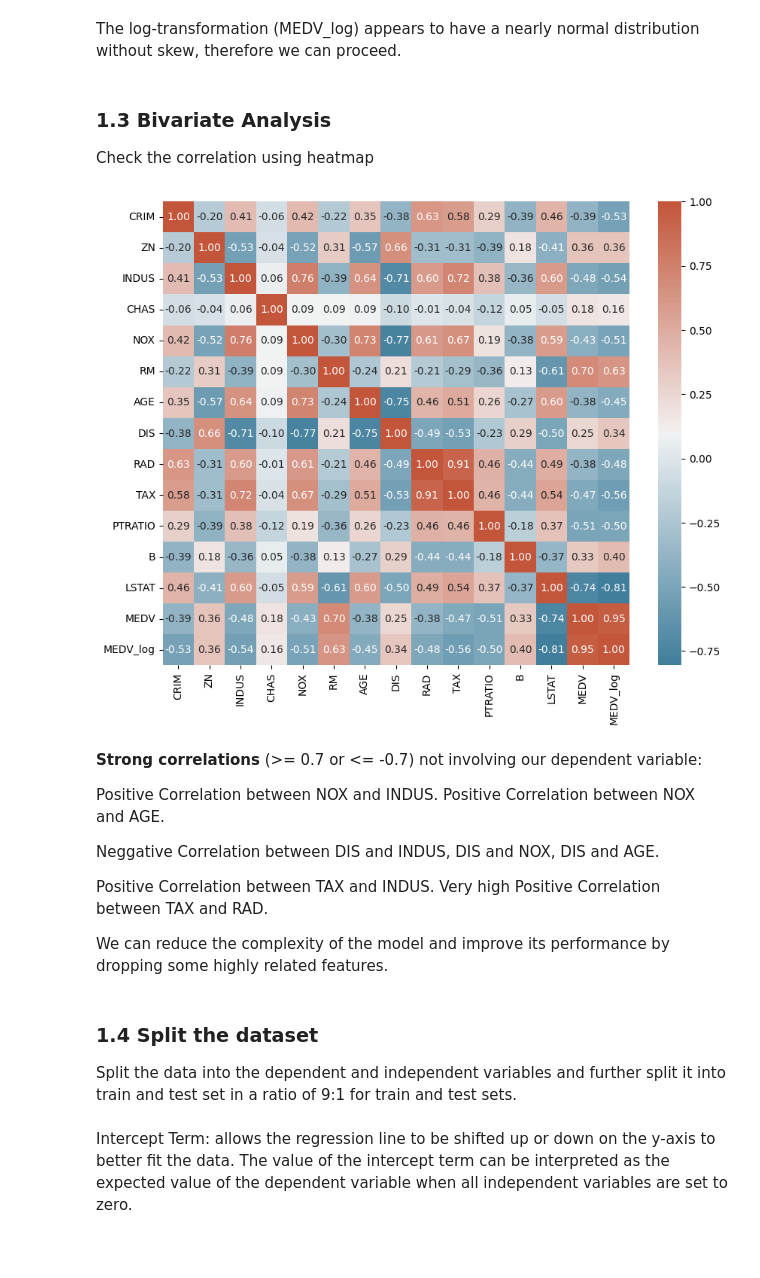
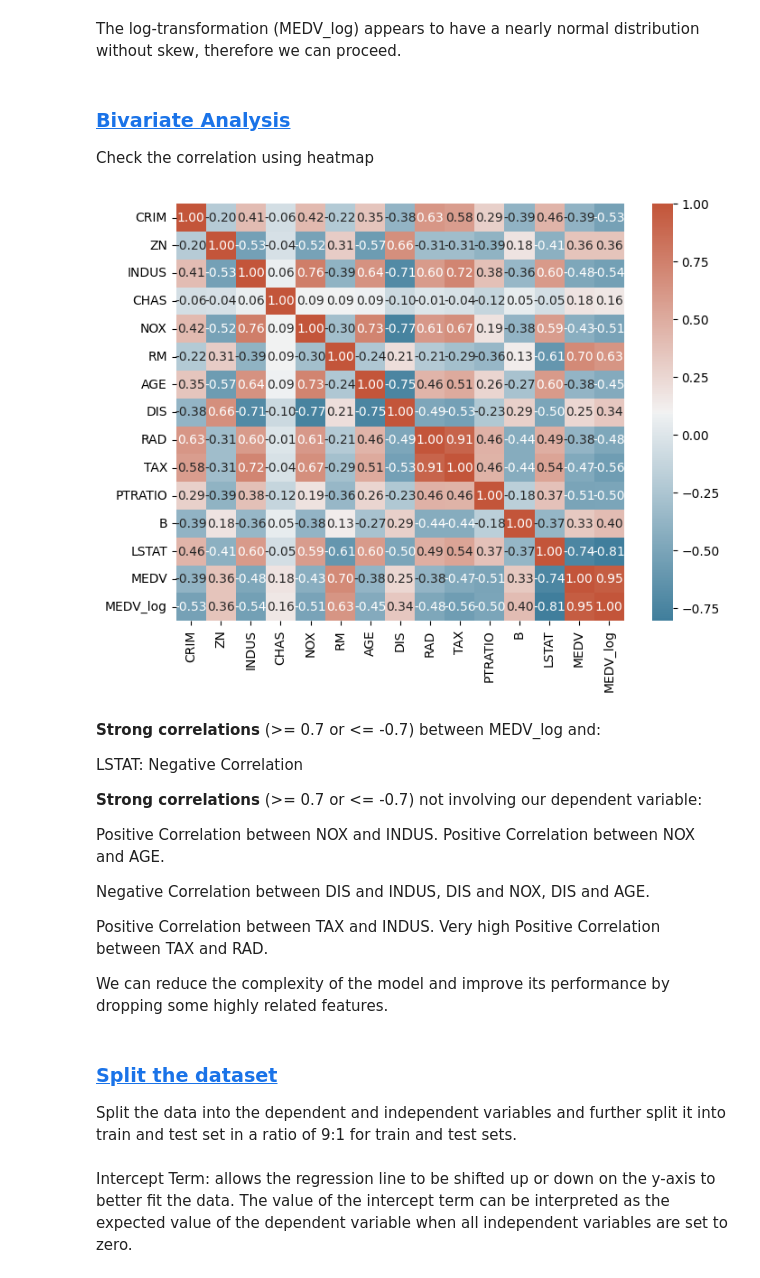
Before and after one commit to LIU-Alessia/Neural-Network-USTC, a Jupyter notebook: hw1/regression.ipynb, the cells around one changed output. Saved outputs shown, nothing was run; the diff lists cells and outputs as text; code cells hidden in the pictures; blank space fills up the shorter version.

```diff
--- a/hw1/regression.ipynb
+++ b/hw1/regression.ipynb
@@ -92,31 +108,35 @@ sns.histplot(data = df, x = 'MEDV_log', kde = True)
 # %% [markdown]
 The log-transformation (MEDV_log) appears to have a nearly normal distribution without skew, therefore we can proceed.
 # %% [markdown]
-### 1.3 Bivariate Analysis
+### <a id='toc1_1_3_'></a>[Bivariate Analysis](#toc0_)
 
 Check the correlation using heatmap
 # %%
-plt.figure(figsize = (10, 8))
+plt.figure(figsize = (8, 6))
 
 cmap = sns.diverging_palette(230, 20, as_cmap = True)
 
 sns.heatmap(df.corr(), annot = True, fmt = '.2f', cmap = cmap)
 
 plt.show()
 # %% [output]
-[figure, old version]
+[figure, new version]
 # %% [markdown]
+__Strong correlations__ (>= 0.7 or <= -0.7) between MEDV_log and:
+
+LSTAT: Negative Correlation
+
 __Strong correlations__ (>= 0.7 or <= -0.7) not involving our dependent variable:
 
 Positive Correlation between NOX and INDUS. Positive Correlation between NOX and AGE.
 
-Neggative Correlation between DIS and INDUS, DIS and NOX, DIS and AGE.
+Negative Correlation between DIS and INDUS, DIS and NOX, DIS and AGE.
 
 Positive Correlation between TAX and INDUS. Very high Positive Correlation between TAX and RAD.
 
 We can reduce the complexity of the model and improve its performance by dropping some highly related features.
 # %% [markdown]
-### 1.4 Split the dataset
+### <a id='toc1_1_4_'></a>[Split the dataset](#toc0_)
 
 Split the data into the dependent and independent variables and further split it into train and test set in a ratio of 9:1 for train and test sets.
 # %%
```
Also changed, not shown: parts of 31 cells of this notebook.
